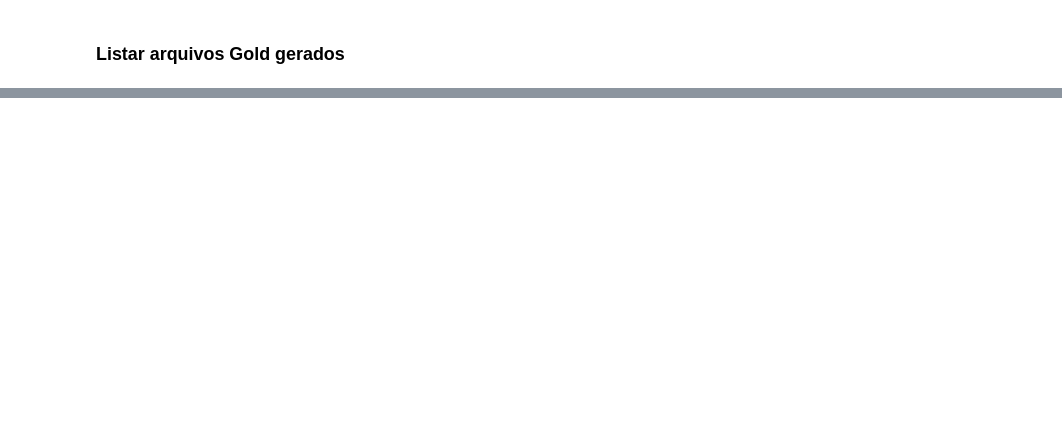
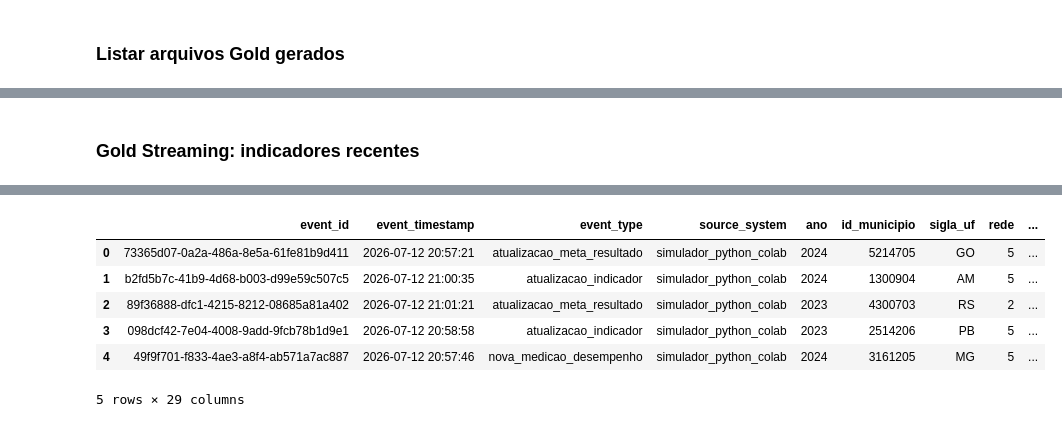
Before and after one commit to acorrea79/techchallenge-fase2-pipeline-alfabetizacao, a Jupyter notebook: notebooks/pipeline_alfabetizacao.ipynb, the cells around one changed output, grey strips where cells are left out. Saved outputs shown, nothing was run; the diff lists cells and outputs as text; code cells hidden in the pictures; blank space fills up the shorter version.

Commit message:
feat: implement simulated streaming pipeline

```diff
--- a/notebooks/pipeline_alfabetizacao.ipynb
+++ b/notebooks/pipeline_alfabetizacao.ipynb
@@ -2132,0 +2360,12 @@ write_log(
+# %%
+# Bronze Streaming: salvamento dos eventos brutos em JSONL
+
+bronze_streaming_file = STREAMING_BRONZE_EVENTS_PATH / f"streaming_events_{STREAMING_RUN_ID}.jsonl"
+
+with open(bronze_streaming_file, "w", encoding="utf-8") as file:
+    for event in streaming_events:
+        file.write(json.dumps(event, ensure_ascii=False) + "\n")
+
+write_log(f"Arquivo Bronze Streaming gerado: {bronze_streaming_file}")
+
+print(f"Arquivo gerado: {bronze_streaming_file}")
@@ -2132,0 +2598,52 @@ write_log(
+# %% [markdown]
+### Gold Streaming: indicadores recentes
+# %%
+# Gold Streaming: criação de visão analítica dos eventos recentes
+
+df_gold_streaming_eventos = df_streaming_valid.copy()
+
+df_gold_streaming_eventos["distancia_meta_evento_pontos"] = (
+    pd.to_numeric(df_gold_streaming_eventos["taxa_alfabetizacao_evento"], errors="coerce")
+    - pd.to_numeric(df_gold_streaming_eventos["meta_referencia_evento"], errors="coerce")
+)
+
+df_gold_streaming_eventos["status_meta_evento"] = np.select(
+    [
+        df_gold_streaming_eventos["meta_referencia_evento"].isna(),
+        df_gold_streaming_eventos["distancia_meta_evento_pontos"] >= 0,
+        df_gold_streaming_eventos["distancia_meta_evento_pontos"] < 0,
+    ],
+    [
+        "sem_meta_referencia",
+        "atingiu_ou_superou_meta",
+        "abaixo_da_meta",
+    ],
+    default="indefinido"
+)
+
+df_gold_streaming_eventos["alerta_prioridade_streaming"] = np.select(
+    [
+        df_gold_streaming_eventos["distancia_meta_evento_pontos"] < -10,
+        df_gold_streaming_eventos["distancia_meta_evento_pontos"] < 0,
+        df_gold_streaming_eventos["distancia_meta_evento_pontos"] >= 0,
+    ],
+    [
+        "critico",
+        "atencao",
+        "normal",
+    ],
+    default="indefinido"
+)
+
+df_gold_streaming_eventos["gold_dataset"] = "gold_streaming_indicadores_recentes"
+df_gold_streaming_eventos["processed_at_gold"] = datetime.now().strftime("%Y-%m-%d %H:%M:%S")
+df_gold_streaming_eventos["layer_gold"] = "gold_streaming"
+
+gold_streaming_eventos_file = STREAMING_GOLD_PATH / f"gold_streaming_indicadores_recentes_{STREAMING_RUN_ID}.parquet"
+
+df_gold_streaming_eventos.to_parquet(gold_streaming_eventos_file, index=False)
+
+write_log(f"Arquivo Gold Streaming gerado: {gold_streaming_eventos_file}")
+
+display(df_gold_streaming_eventos.head())
+# %% [output]
@@ -2132,0 +2651,7 @@ write_log(
+|  | event_id | event_timestamp | event_type | source_system | ano | id_municipio | sigla_uf | rede | ... |
+| 0 | 73365d07-0a2a-486a-8e5a-61fe81b9d411 | 2026-07-12 20:57:21 | atualizacao_meta_resultado | simulador_python_colab | 2024 | 5214705 | GO | 5 | ... |
+| 1 | b2fd5b7c-41b9-4d68-b003-d99e59c507c5 | 2026-07-12 21:00:35 | atualizacao_indicador | simulador_python_colab | 2024 | 1300904 | AM | 5 | ... |
+| 2 | 89f36888-dfc1-4215-8212-08685a81a402 | 2026-07-12 21:01:21 | atualizacao_meta_resultado | simulador_python_colab | 2023 | 4300703 | RS | 2 | ... |
+| 3 | 098dcf42-7e04-4008-9add-9fcb78b1d9e1 | 2026-07-12 20:58:58 | atualizacao_indicador | simulador_python_colab | 2023 | 2514206 | PB | 5 | ... |
+| 4 | 49f9f701-f833-4ae3-a8f4-ab571a7ac887 | 2026-07-12 20:57:46 | nova_medicao_desempenho | simulador_python_colab | 2024 | 3161205 | MG | 5 | ... |
+5 rows × 29 columns
```
Also changed, not shown: parts of 63 cells of this notebook.
